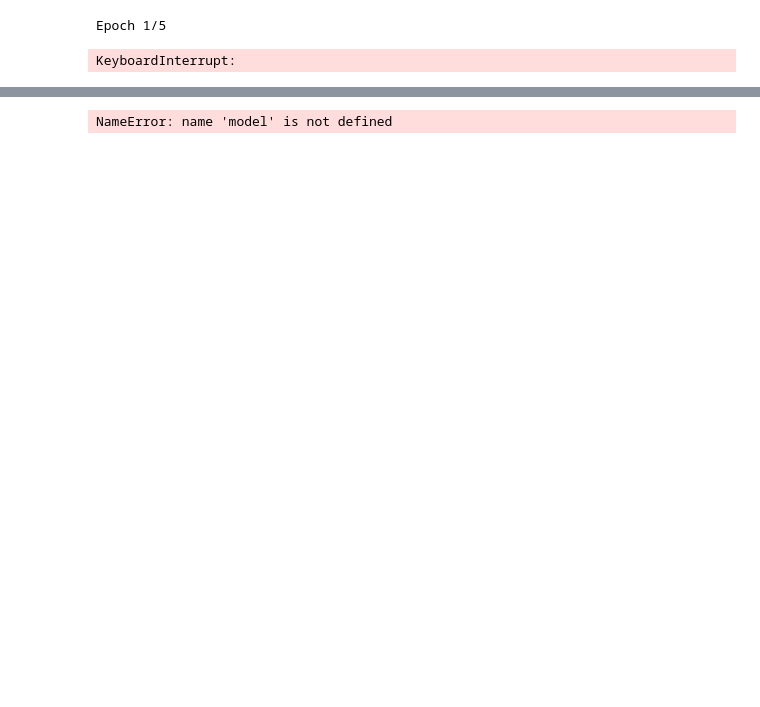
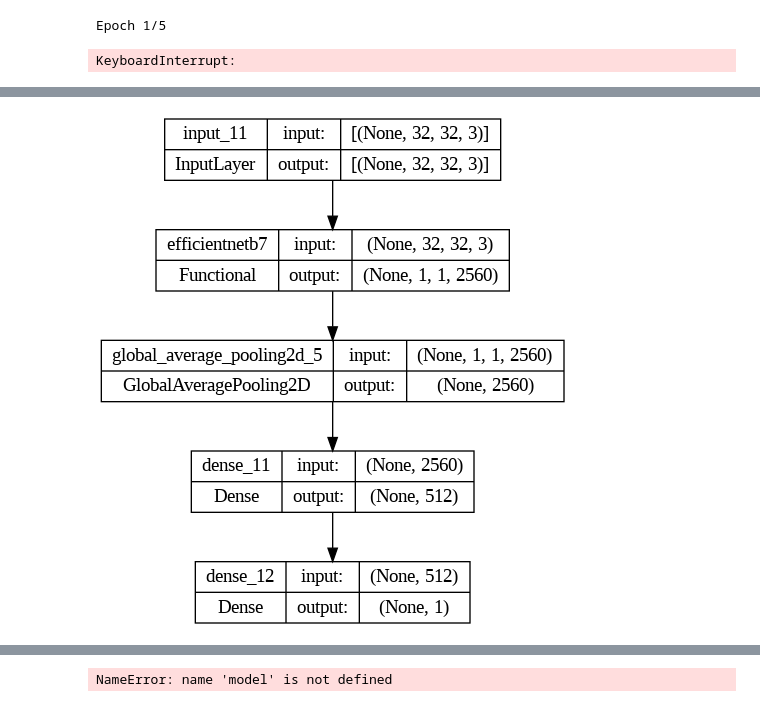
Before and after one commit to ash8m/cost-analysis, a Jupyter notebook: Copy_of_BinaryClassification.ipynb, the cells around one changed output, grey strips where cells are left out. Cells and saved outputs as stored; diff of their text form; code cells hidden in the pictures; blank space fills up the shorter version.

```diff
--- a/Copy_of_BinaryClassification.ipynb
+++ b/Copy_of_BinaryClassification.ipynb
@@ -171,0 +205,6 @@ _________________________________________________________________
+# %%
+# Visualize the model architecture using plot_model
+from tensorflow.keras.utils import plot_model
+plot_model(model_2, to_file='model_architecture.png', show_shapes=True)  # Save as PNG and show layer shapes
+# %% [output]
+[figure, added]
```
Also changed, not shown: parts of 29 cells of this notebook.
